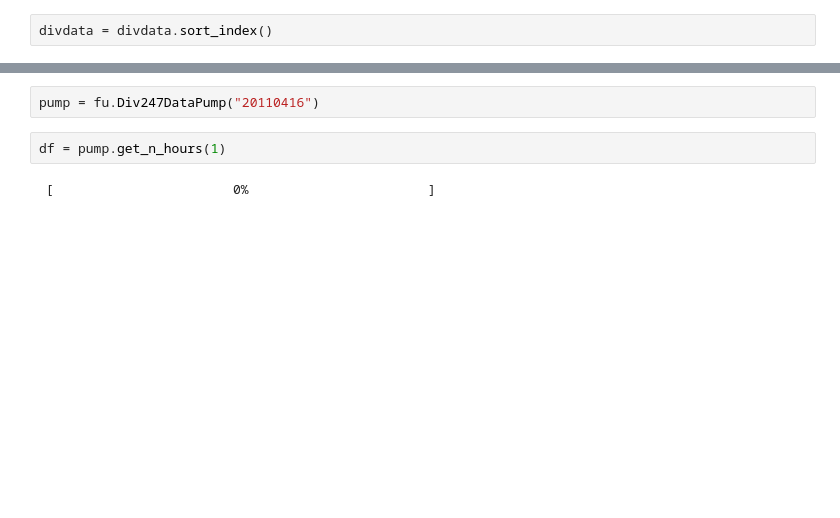
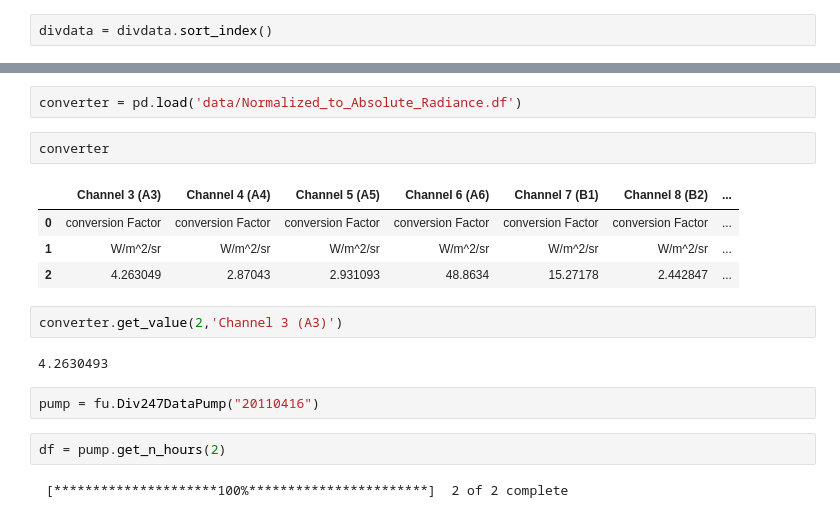
Before and after one commit to lro-diviner/divcalib, a Jupyter notebook: divdata vs div247.ipynb, the cells around one changed output, grey strips where cells are left out. Saved outputs shown, nothing was run; the diff lists cells and outputs as text; blank space fills up the shorter version.

```diff
--- a/divdata vs div247.ipynb
+++ b/divdata vs div247.ipynb
@@ -39,9 +33,22 @@ dtype: timedelta64[ns]
+# %%
+converter = pd.load('data/Normalized_to_Absolute_Radiance.df')
+# %%
+converter
+# %% [output]
+|  | Channel 3 (A3) | Channel 4 (A4) | Channel 5 (A5) | Channel 6 (A6) | Channel 7 (B1) | Channel 8 (B2) | ... |
+| 0 | conversion Factor | conversion Factor | conversion Factor | conversion Factor | conversion Factor | conversion Factor | ... |
+| 1 | W/m^2/sr | W/m^2/sr | W/m^2/sr | W/m^2/sr | W/m^2/sr | W/m^2/sr | ... |
+| 2 | 4.263049 | 2.87043 | 2.931093 | 48.8634 | 15.27178 | 2.442847 | ... |
+# %%
+converter.get_value(2,'Channel 3 (A3)')
+# %% [output]
+4.2630493
 # %%
 pump = fu.Div247DataPump("20110416")
 # %%
-df = pump.get_n_hours(1)
+df = pump.get_n_hours(2)
 # %% [output]
- [                       0%                       ]
+ [*********************100%***********************]  2 of 2 complete
 # %%
 df
 # %% [output]
```
Also changed, not shown: parts of 19 cells of this notebook, 2 other files.
